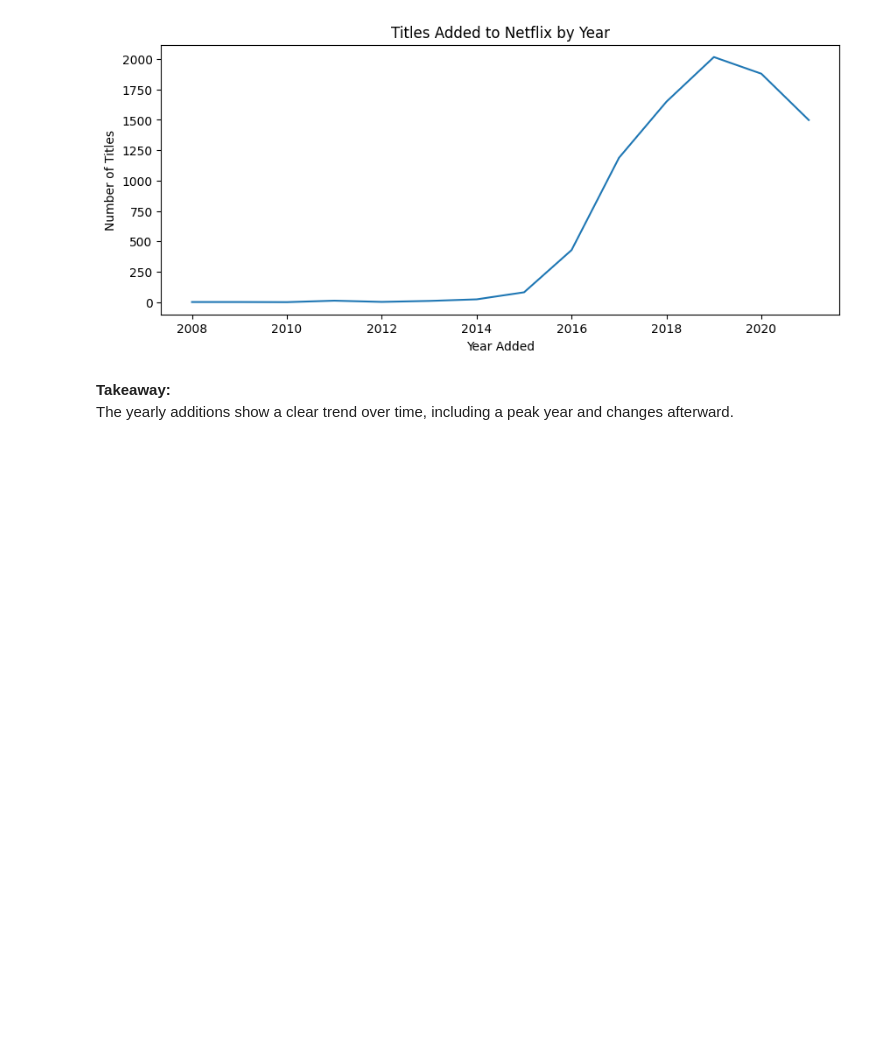
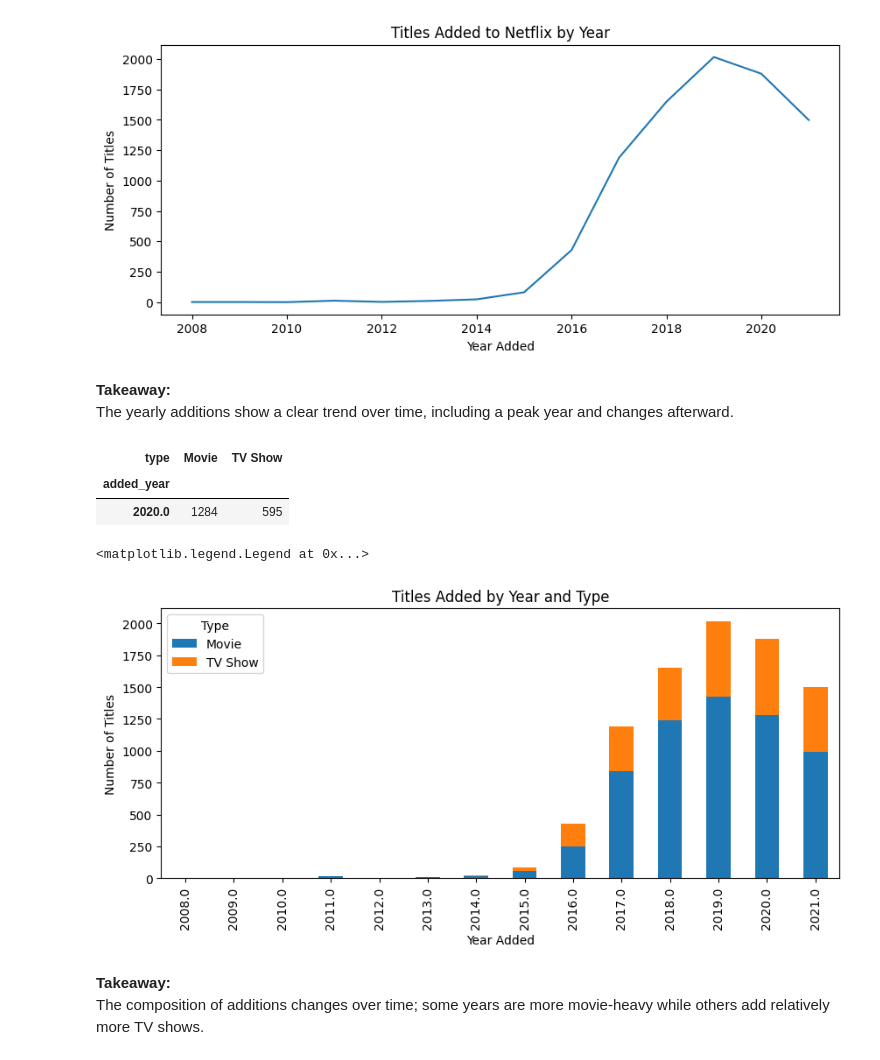
Before and after one commit to mohamadhaidar12482-ship-it/pandas-eda-case-study, a Jupyter notebook: notebooks/01_eda_netflix.ipynb, the cells around one changed output. Cells and saved outputs as stored; diff of their text form; code cells hidden in the pictures; blank space fills up the shorter version.

Commit message:
Add insight: movies vs TV shows by year

```diff
--- a/notebooks/01_eda_netflix.ipynb
+++ b/notebooks/01_eda_netflix.ipynb
@@ -280,3 +280,29 @@ Text(0, 0.5, 'Number of Titles')
 # %% [markdown]
 **Takeaway:**
 The yearly additions show a clear trend over time, including a peak year and changes afterward.
+# %%
+adds_by_year_type = (
+    df.dropna(subset=["added_year"])
+    .groupby(['added_year','type'])
+    .size()
+    .unstack(fill_value=0)
+    .sort_index()
+)
+adds_by_year_type.tail()
+adds_by_year_type.loc[adds_by_year_type.loc[:,"TV Show"].eq(adds_by_year_type.loc[:,"TV Show"].max())]
+# %% [output]
+| type | Movie | TV Show |
+| added_year |  |  |
+| 2020.0 | 1284 | 595 |
+# %%
+ax = adds_by_year_type.plot(kind="bar", stacked=True, figsize=(10, 4))
+ax.set_title("Titles Added by Year and Type")
+ax.set_xlabel("Year Added")
+ax.set_ylabel("Number of Titles")
+ax.legend(title="Type")
+# %% [output]
+<matplotlib.legend.Legend at 0x...>
+[figure, added]
+# %% [markdown]
+**Takeaway:**
+The composition of additions changes over time; some years are more movie-heavy while others add relatively more TV shows.
```
